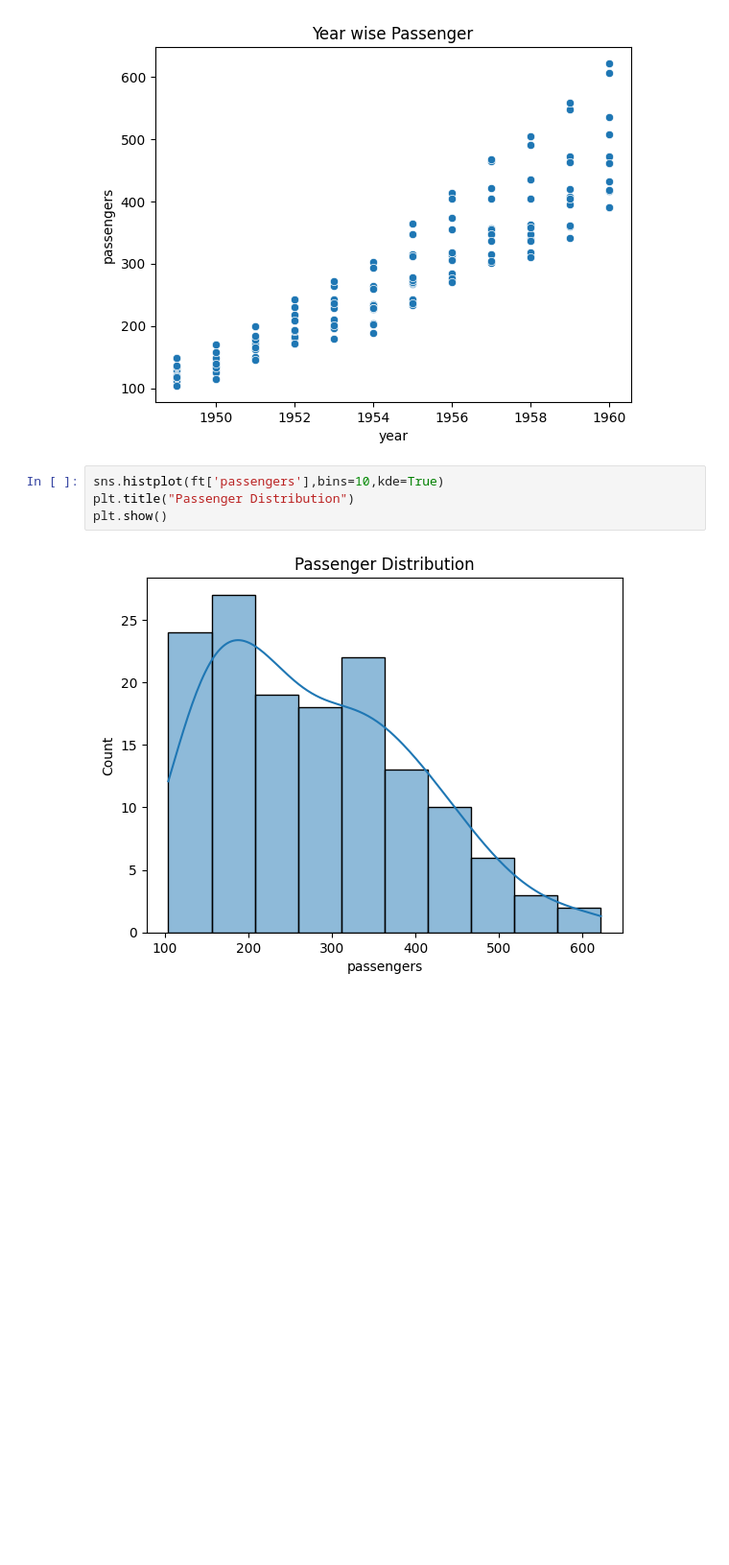
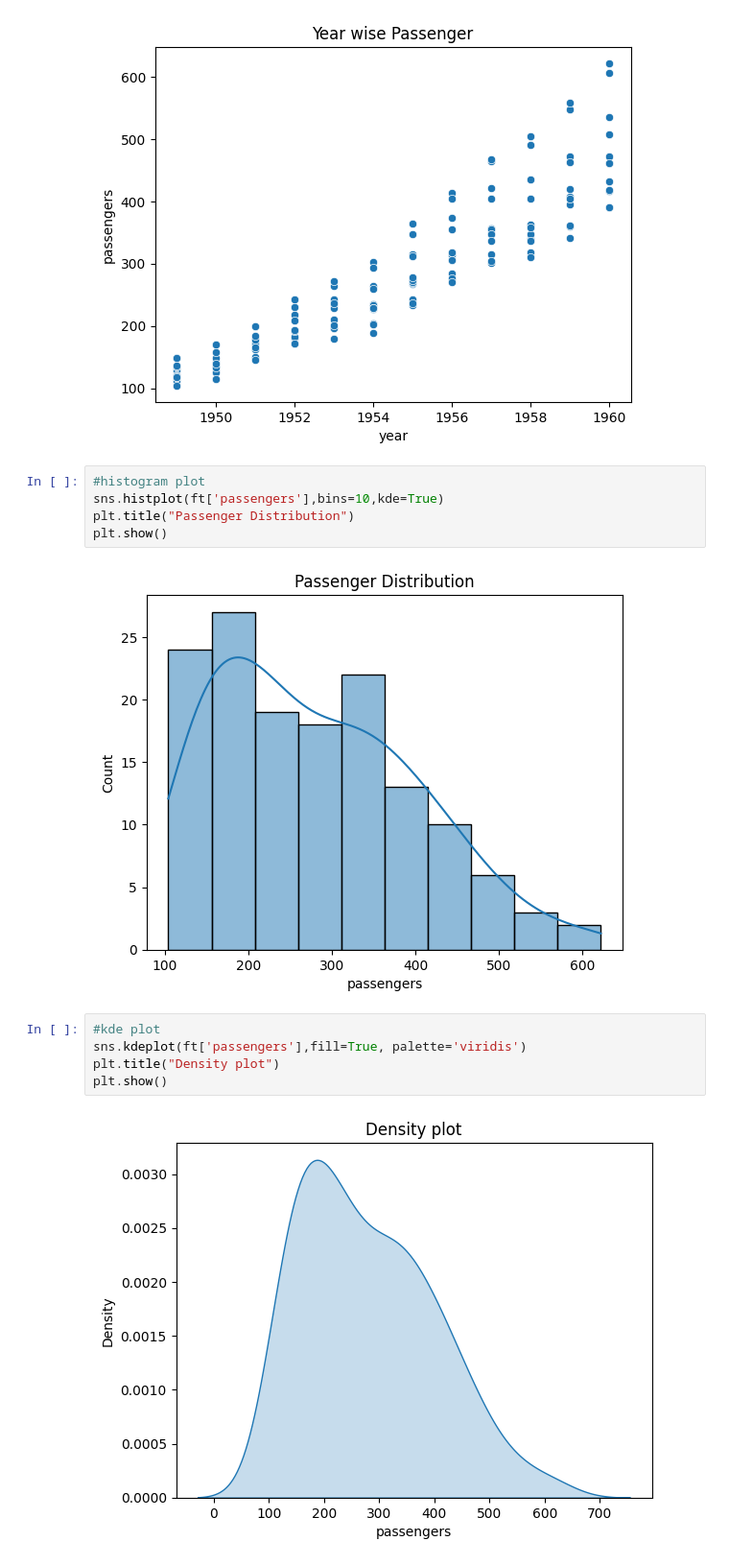
Before and after one commit to AaminSingh/Data-Science-, a Jupyter notebook: Day_10/seaborn.ipynb, the cells around one changed output. Shown at 96% size. Drawn from its saved outputs; the diff is of its cells as text; blank space fills up the shorter version.

```diff
--- a/Day_10/seaborn.ipynb
+++ b/Day_10/seaborn.ipynb
@@ -71,8 +71,16 @@ plt.show()
 # %% [output]
 [figure]
 # %%
+#histogram plot
 sns.histplot(ft['passengers'],bins=10,kde=True)
 plt.title("Passenger Distribution")
 plt.show()
 # %% [output]
 [figure]
+# %%
+#kde plot
+sns.kdeplot(ft['passengers'],fill=True, palette='viridis')
+plt.title("Density plot")
+plt.show()
+# %% [output]
+[figure, added]
```
Also changed, not shown: parts of 2 cells of this notebook.
